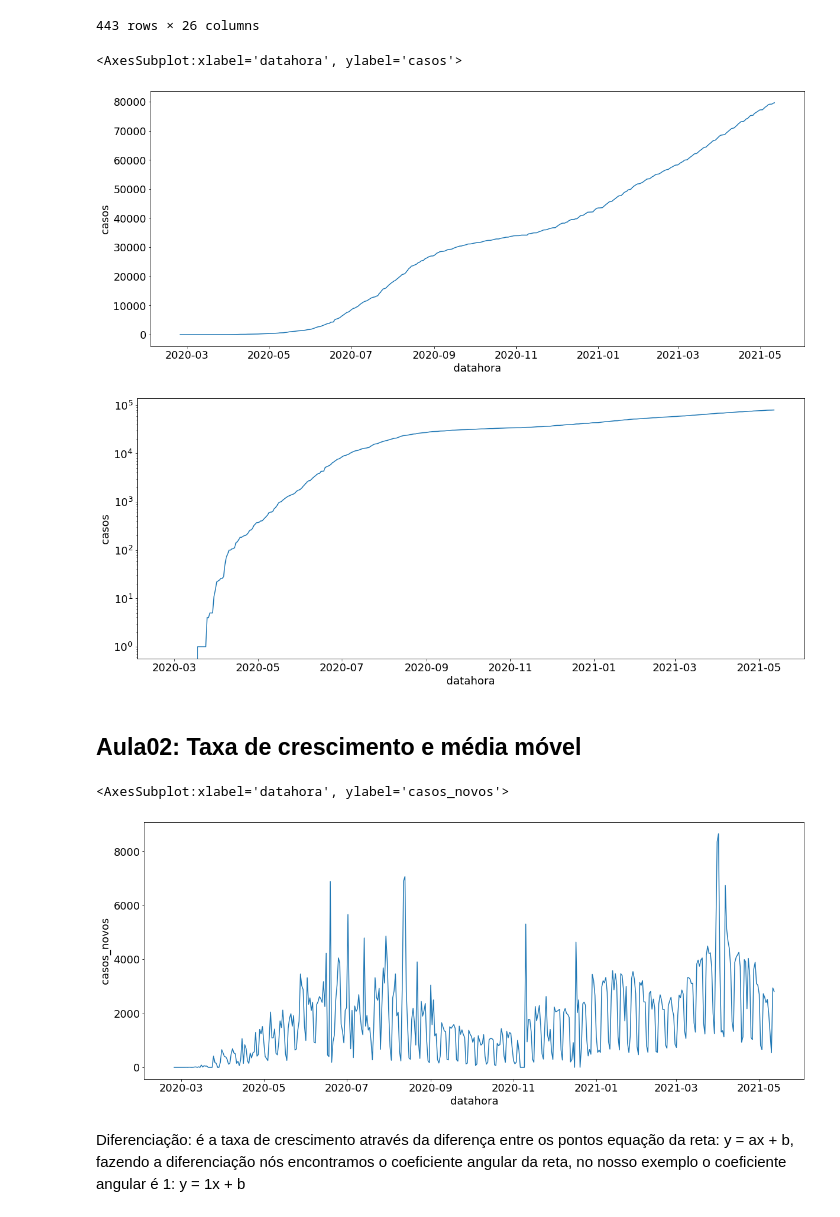
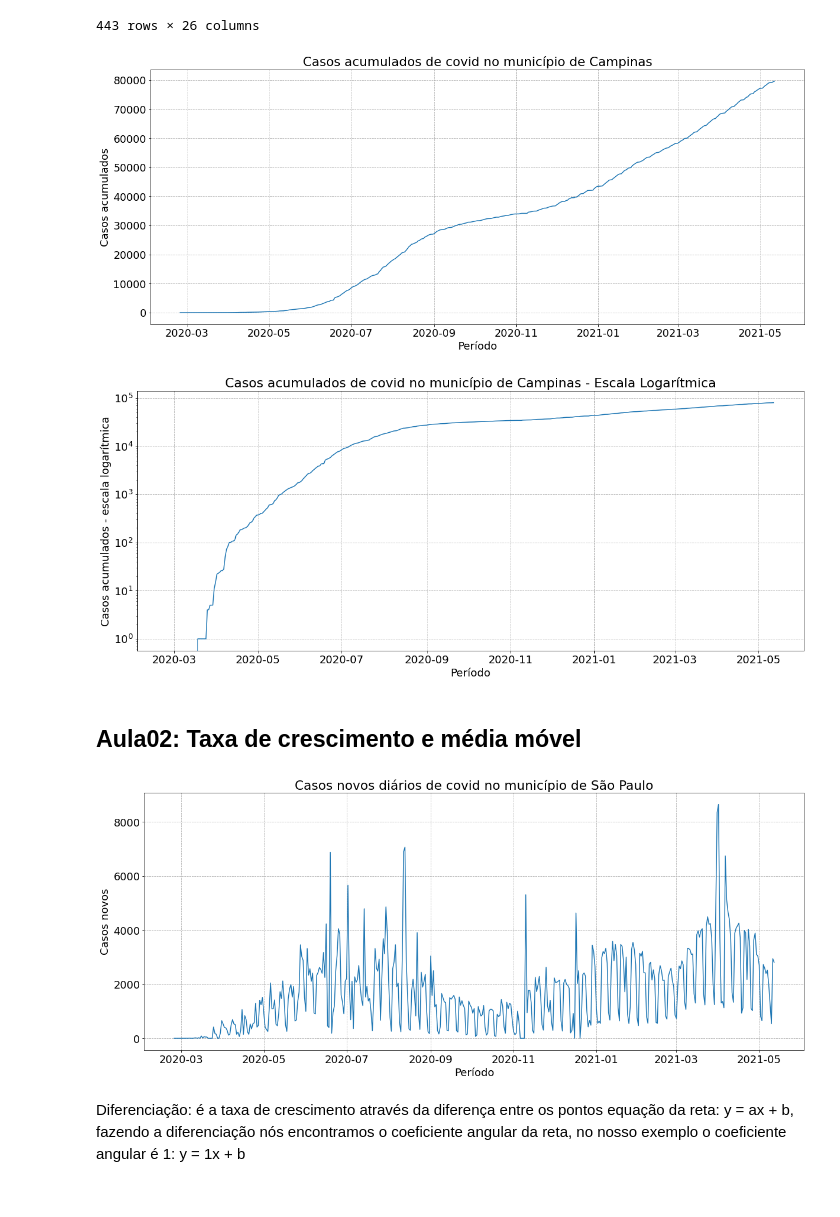
Before and after one commit to cmattosr/bootcampDS_Mod03, a Jupyter notebook: BootcampDataScience_Mod03.ipynb, the cells around one changed output. Cells and saved outputs as stored; diff of their text form; code cells hidden in the pictures.

```diff
--- a/BootcampDataScience_Mod03.ipynb
+++ b/BootcampDataScience_Mod03.ipynb
@@ -15,7 +19,9 @@ import matplotlib.pyplot as plt
 # %% [markdown]
 Leitura dos dados
 # %%
-dados = pd.read_csv("https://github.com/cmattosr/bootcampDS_Mod03/raw/main/dados/dados_covid_sp.zip", sep=";")
+#Dados no github
+url = "https://github.com/cmattosr/bootcampDS_Mod03/raw/main/dados/dados_covid_sp.zip"
+dados = pd.read_csv(url, sep=";")
 dados
 # %% [output]
 |  | nome_munic | codigo_ibge | dia | mes | datahora | casos | casos_novos | casos_pc | casos_mm7d | ... |
@@ -120,23 +168,39 @@ dados_campinas
 # %%
 #plotar os casos de covid em Campinas
 sns.lineplot(x="datahora", y="casos", data=dados_campinas)
+plt.title('Casos acumulados de covid no município de Campinas')
+plt.xlabel('Período')
+plt.ylabel('Casos acumulados')
+#plt.xticks(rotation = 45)
+plt.grid(linestyle = '--')
+plt.show()
 # %% [output]
-<AxesSubplot:xlabel='datahora', ylabel='casos'>
-[figure, old version]
+[figure, new version]
 # %%
 #vamos gerar uma curva logarítmica para os casos de covid em Campinas
 sns.lineplot(x="datahora", y="casos", data=dados_campinas)
 mpl.pyplot.yscale("log")
+plt.title('Casos acumulados de covid no município de Campinas - Escala Logarítmica')
+plt.xlabel('Período')
+plt.ylabel('Casos acumulados - escala logarítmica')
+#plt.xticks(rotation = 45)
+plt.grid(linestyle = '--')
+plt.show()
 # %% [output]
-[figure, old version]
+[figure, new version]
 # %% [markdown]
 ## Aula02: Taxa de crescimento e média móvel
 # %%
 #casos novos do município de São Paulo
 sns.lineplot(x="datahora", y="casos_novos", data=dados_sp)
+plt.title('Casos novos diários de covid no município de São Paulo')
+plt.xlabel('Período')
+plt.ylabel('Casos novos')
+#plt.xticks(rotation = 45)
+plt.grid(linestyle = '--')
+plt.show()
 # %% [output]
-<AxesSubplot:xlabel='datahora', ylabel='casos_novos'>
-[figure, old version]
+[figure, new version]
 # %% [markdown]
 Diferenciação: é a taxa de crescimento através da diferença entre os pontos
 equação da reta: y = ax + b, fazendo a diferenciação nós encontramos o coeficiente angular da reta, no nosso exemplo o coeficiente angular é 1: y = 1x + b
```
Also changed, not shown: parts of 32 cells of this notebook.
